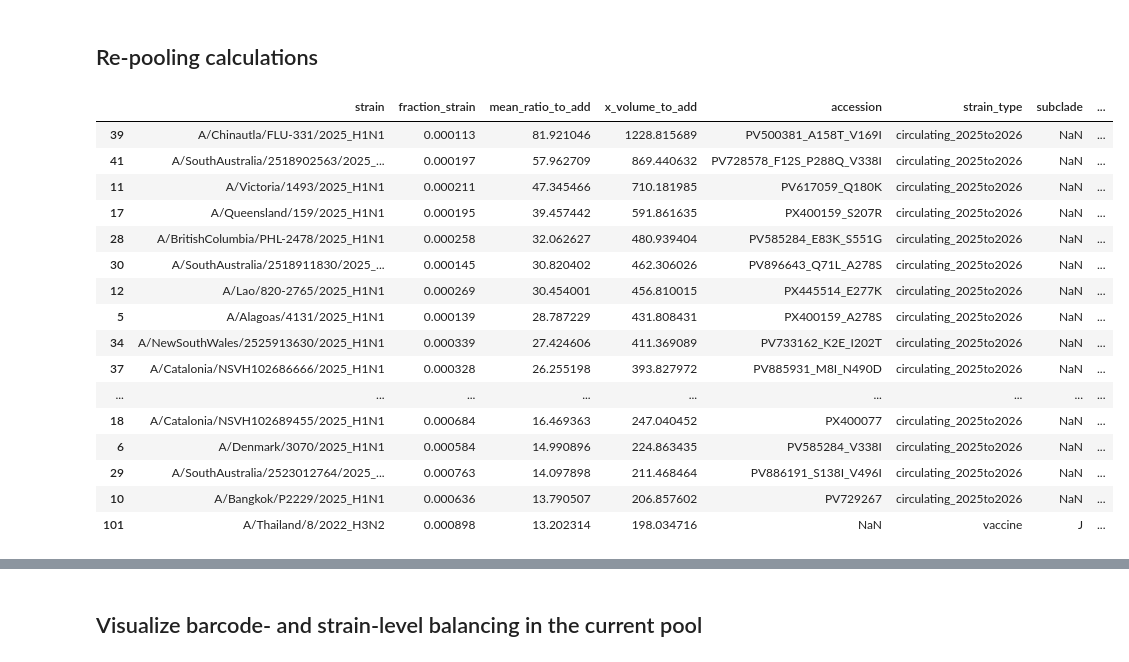
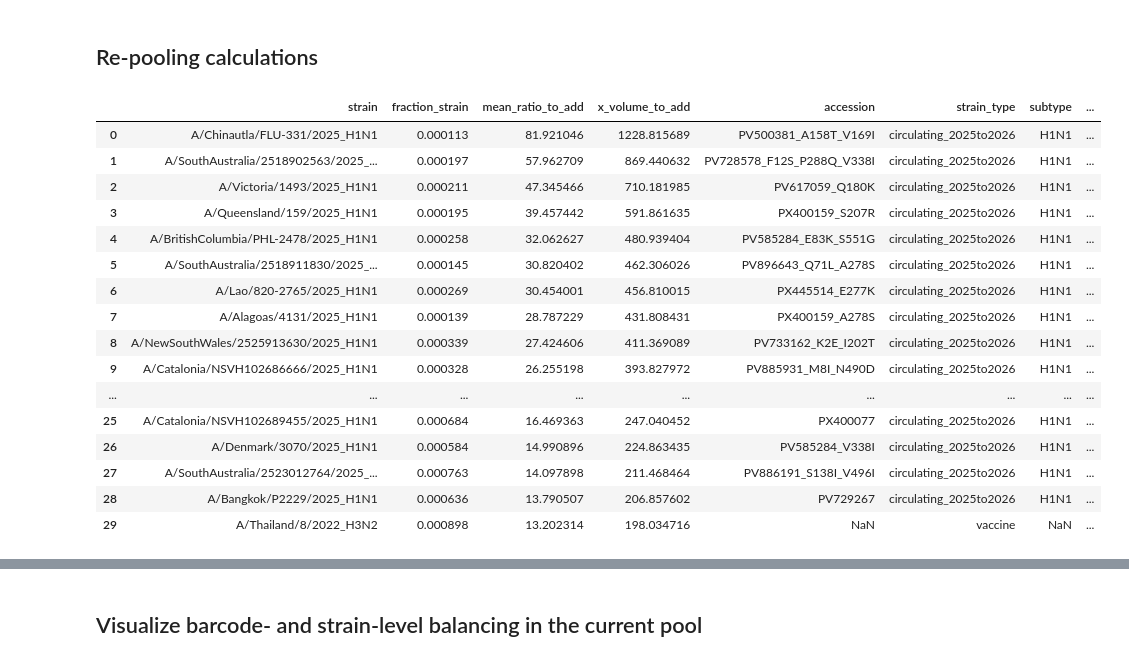
Before and after one commit to jbloomlab/flu-seqneut-2025to2026, a Jupyter notebook: non-pipeline_analyses/library_pooling/notebooks/260107_equal_volume_pool.ipynb, the cells around one changed output, grey strips where cells are left out. Drawn from its saved outputs; the diff is of its cells as text; code cells hidden in the pictures.

```diff
--- a/non-pipeline_analyses/library_pooling/notebooks/260107_equal_volume_pool.ipynb
+++ b/non-pipeline_analyses/library_pooling/notebooks/260107_equal_volume_pool.ipynb
@@ -423,68 +423,88 @@ viruses with >0 titer but ratio >=250 to increase...
 repool_factor = 15
 # %%
 # Get library IDs
-# ordersheetsdir = '../../library_design/construct_order/ordersheets'
-
-# lib_id_df = pd.concat([
-#     pd.read_csv(os.path.join(ordersheetsdir, 'h1_inserts.csv')),
-#     pd.read_csv(os.path.join(ordersheetsdir, 'h3_inserts.csv')),
-#     pd.read_csv(os.path.join(ordersheetsdir, 'vaccine_inserts.csv')),
-#     pd.read_csv(os.path.join(ordersheetsdir, 'lisboa_inserts.csv')),
-# ]).reset_index(drop=True)
-
 lib_id_df=pd.read_csv('../../library_design/construct_order/flu-seqneut-2025to2026-barcode-to-strain-designed.csv')
 
+# Get old strain metadata
+h3_metadata_df=pd.read_csv('../../library_design/initial_design/data/2025-NH-VCM-neutralization-library-strain-selection-H3N2.tsv', sep='\t')
+h1_metadata_df=pd.read_csv('../../library_design/initial_design/data/2025-NH-VCM-neutralization-library-strain-selection-H1N1.tsv', sep='\t')
 
-repool_df = (mean_single_well[~mean_single_well['strain'].isin(strains_to_drop_completely)]
+h3_metadata_df['subtype'] = 'H3N2'
+h1_metadata_df['subtype'] = 'H1N1'
+h3_metadata_df['strain'] = h3_metadata_df['representative_strain'] + '_' + h3_metadata_df['subtype']
+h1_metadata_df['strain'] = h1_metadata_df['representative_strain'] + '_' + h1_metadata_df['subtype']
+
+metadata_df = pd.concat([h3_metadata_df, h1_metadata_df])
+metadata_df = metadata_df.rename(columns={
+    'derived_haplotype': 'old_derived_haplotype',
+    'count': 'old_count',
+    'latest_sequence': 'old_latest_sequence',
+})
+
+# Get new strain metadata
+new_h3_metadata_df=pd.read_csv('../data/h3n2_haplotypes_updated_from_John_2026-01-09.tsv', sep='\t')
+new_h1_metadata_df=pd.read_csv('../data/h1n1pdm_haplotypes_updated_from_John_2026-01-09.tsv', sep='\t')
+new_metadata_df = pd.concat([new_h3_metadata_df, new_h1_metadata_df])
+
+# # Merge metadata on HA sequence -- keep old representative strains
+metadata_df = metadata_df.merge(new_metadata_df, on='representative_strain_ha_sequence', how='left')
+
+# Make repool dataframe using chosen well
+repool_df = (mean_single_well
              .query('mean_ratio_to_add != inf')
-             .query('well == "E2"')
+             .query(f'well == "{well2}"')
              [['strain','fraction_strain','mean_ratio_to_add']]
              .assign(x_volume_to_add = lambda x: x['mean_ratio_to_add'] * repool_factor)
              .merge(lib_id_df, how='outer')
              .assign(
                  subtype = lambda x: x['name'].str.replace('flu-seqneut-25to26_','').str.split('_').str[0],
                  number = lambda x: pd.to_numeric(
                      x['name'].str.replace('flu-seqneut-25to26_','').str.split('_').str[1],  # removed inner lambda
                      errors='coerce').fillna(1e6).astype(int),  # use a big number to push NaNs to bottom
                  strain_id = lambda x: x['subtype'] + '_' + x['number'].astype(str)
              )
              .sort_values(by=['subtype', 'number'], ascending=True)
-             .drop(columns=['subtype', 'number', 'name', 'barcode', 'nt_sequence_HA_ectodomain','protein_sequence_HA_ectodomain'])  # number is now temporary
+             .drop(columns=['number', 'name', 'barcode', 'nt_sequence_HA_ectodomain','protein_sequence_HA_ectodomain'])  # number is now temporary
              .drop_duplicates()
              .dropna(subset=['fraction_strain'])
              .reset_index(drop=True)
 )
 
 pooling_mathdir = '../results/pooling_math'
 os.makedirs(pooling_mathdir, exist_ok=True)
 repool_df.to_csv(os.path.join(pooling_mathdir, '2025-07-16_repooling_math.csv'), index=False)
 
 # drop strains
 strains_to_drop = [
-    'A/Bangkok/P2277/2025_H1N1', # potential extremely low level contamination
+    'A/Bangkok/P2277/2025_H1N1', # potential extremely low level plasmid contamination
     # 'A/Chinautla/FLU-331/2025_H1N1', # low titer
     # 'A/SouthAustralia/2518902563/2025_H1N1' # low titer
 ]
 repool_df = repool_df[~repool_df['strain'].isin(strains_to_drop)]
 
+# Merge with metadata
+repool_df = repool_df.merge(metadata_df[['old_derived_haplotype', 'derived_haplotype','strain','count','latest_sequence', 'representative_strain_ha_sequence']], on='strain', how='left')
 
-repool_df.sort_values(by='x_volume_to_add', ascending=False).head(30)
-# repool_df
+# print('Displaying the top 30 lowest titer strains...')
+repool_df.sort_values(by='x_volume_to_add', ascending=False).head(30).reset_index(drop=True)
+
+
+# repool_df.to_csv('../results/flu-seqneut-2025_viral_library_old_metadata.csv',index=False)
 # %% [output]
-|  | strain | fraction_strain | mean_ratio_to_add | x_volume_to_add | accession | strain_type | subclade | ... |
-| 39 | A/Chinautla/FLU-331/2025_H1N1 | 0.000113 | 81.921046 | 1228.815689 | PV500381_A158T_V169I | circulating_2025to2026 | NaN | ... |
-| 41 | A/SouthAustralia/2518902563/2025_... | 0.000197 | 57.962709 | 869.440632 | PV728578_F12S_P288Q_V338I | circulating_2025to2026 | NaN | ... |
-| 11 | A/Victoria/1493/2025_H1N1 | 0.000211 | 47.345466 | 710.181985 | PV617059_Q180K | circulating_2025to2026 | NaN | ... |
-| 17 | A/Queensland/159/2025_H1N1 | 0.000195 | 39.457442 | 591.861635 | PX400159_S207R | circulating_2025to2026 | NaN | ... |
-| 28 | A/BritishColumbia/PHL-2478/2025_H1N1 | 0.000258 | 32.062627 | 480.939404 | PV585284_E83K_S551G | circulating_2025to2026 | NaN | ... |
-| 30 | A/SouthAustralia/2518911830/2025_... | 0.000145 | 30.820402 | 462.306026 | PV896643_Q71L_A278S | circulating_2025to2026 | NaN | ... |
-| 12 | A/Lao/820-2765/2025_H1N1 | 0.000269 | 30.454001 | 456.810015 | PX445514_E277K | circulating_2025to2026 | NaN | ... |
-| 5 | A/Alagoas/4131/2025_H1N1 | 0.000139 | 28.787229 | 431.808431 | PX400159_A278S | circulating_2025to2026 | NaN | ... |
-| 34 | A/NewSouthWales/2525913630/2025_H1N1 | 0.000339 | 27.424606 | 411.369089 | PV733162_K2E_I202T | circulating_2025to2026 | NaN | ... |
-| 37 | A/Catalonia/NSVH102686666/2025_H1N1 | 0.000328 | 26.255198 | 393.827972 | PV885931_M8I_N490D | circulating_2025to2026 | NaN | ... |
+|  | strain | fraction_strain | mean_ratio_to_add | x_volume_to_add | accession | strain_type | subtype | ... |
+| 0 | A/Chinautla/FLU-331/2025_H1N1 | 0.000113 | 81.921046 | 1228.815689 | PV500381_A158T_V169I | circulating_2025to2026 | H1N1 | ... |
+| 1 | A/SouthAustralia/2518902563/2025_... | 0.000197 | 57.962709 | 869.440632 | PV728578_F12S_P288Q_V338I | circulating_2025to2026 | H1N1 | ... |
+| 2 | A/Victoria/1493/2025_H1N1 | 0.000211 | 47.345466 | 710.181985 | PV617059_Q180K | circulating_2025to2026 | H1N1 | ... |
+| 3 | A/Queensland/159/2025_H1N1 | 0.000195 | 39.457442 | 591.861635 | PX400159_S207R | circulating_2025to2026 | H1N1 | ... |
+| 4 | A/BritishColumbia/PHL-2478/2025_H1N1 | 0.000258 | 32.062627 | 480.939404 | PV585284_E83K_S551G | circulating_2025to2026 | H1N1 | ... |
+| 5 | A/SouthAustralia/2518911830/2025_... | 0.000145 | 30.820402 | 462.306026 | PV896643_Q71L_A278S | circulating_2025to2026 | H1N1 | ... |
+| 6 | A/Lao/820-2765/2025_H1N1 | 0.000269 | 30.454001 | 456.810015 | PX445514_E277K | circulating_2025to2026 | H1N1 | ... |
+| 7 | A/Alagoas/4131/2025_H1N1 | 0.000139 | 28.787229 | 431.808431 | PX400159_A278S | circulating_2025to2026 | H1N1 | ... |
+| 8 | A/NewSouthWales/2525913630/2025_H1N1 | 0.000339 | 27.424606 | 411.369089 | PV733162_K2E_I202T | circulating_2025to2026 | H1N1 | ... |
+| 9 | A/Catalonia/NSVH102686666/2025_H1N1 | 0.000328 | 26.255198 | 393.827972 | PV885931_M8I_N490D | circulating_2025to2026 | H1N1 | ... |
 | ... | ... | ... | ... | ... | ... | ... | ... | ... |
-| 18 | A/Catalonia/NSVH102689455/2025_H1N1 | 0.000684 | 16.469363 | 247.040452 | PX400077 | circulating_2025to2026 | NaN | ... |
-| 6 | A/Denmark/3070/2025_H1N1 | 0.000584 | 14.990896 | 224.863435 | PV585284_V338I | circulating_2025to2026 | NaN | ... |
-| 29 | A/SouthAustralia/2523012764/2025_... | 0.000763 | 14.097898 | 211.468464 | PV886191_S138I_V496I | circulating_2025to2026 | NaN | ... |
-| 10 | A/Bangkok/P2229/2025_H1N1 | 0.000636 | 13.790507 | 206.857602 | PV729267 | circulating_2025to2026 | NaN | ... |
-| 101 | A/Thailand/8/2022_H3N2 | 0.000898 | 13.202314 | 198.034716 | NaN | vaccine | J | ... |
+| 25 | A/Catalonia/NSVH102689455/2025_H1N1 | 0.000684 | 16.469363 | 247.040452 | PX400077 | circulating_2025to2026 | H1N1 | ... |
+| 26 | A/Denmark/3070/2025_H1N1 | 0.000584 | 14.990896 | 224.863435 | PV585284_V338I | circulating_2025to2026 | H1N1 | ... |
+| 27 | A/SouthAustralia/2523012764/2025_... | 0.000763 | 14.097898 | 211.468464 | PV886191_S138I_V496I | circulating_2025to2026 | H1N1 | ... |
+| 28 | A/Bangkok/P2229/2025_H1N1 | 0.000636 | 13.790507 | 206.857602 | PV729267 | circulating_2025to2026 | H1N1 | ... |
+| 29 | A/Thailand/8/2022_H3N2 | 0.000898 | 13.202314 | 198.034716 | NaN | vaccine | NaN | ... |
```
Also changed, not shown: parts of 2 cells of this notebook, 4 other files.
